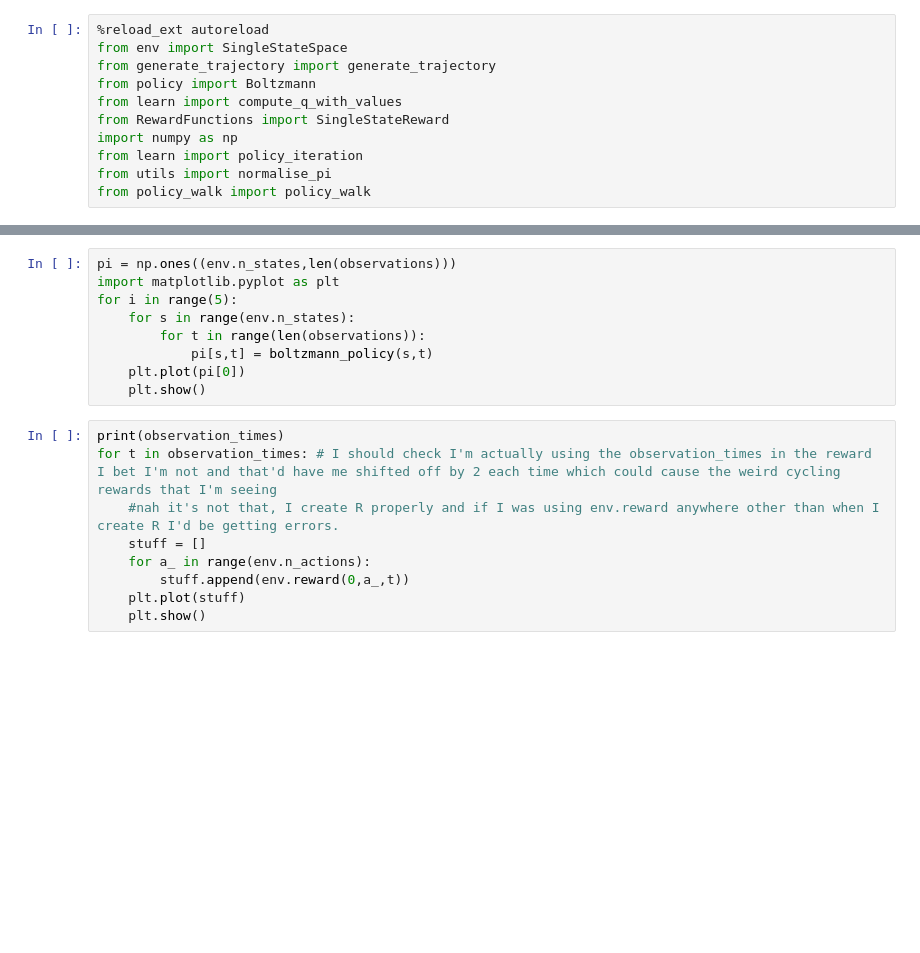
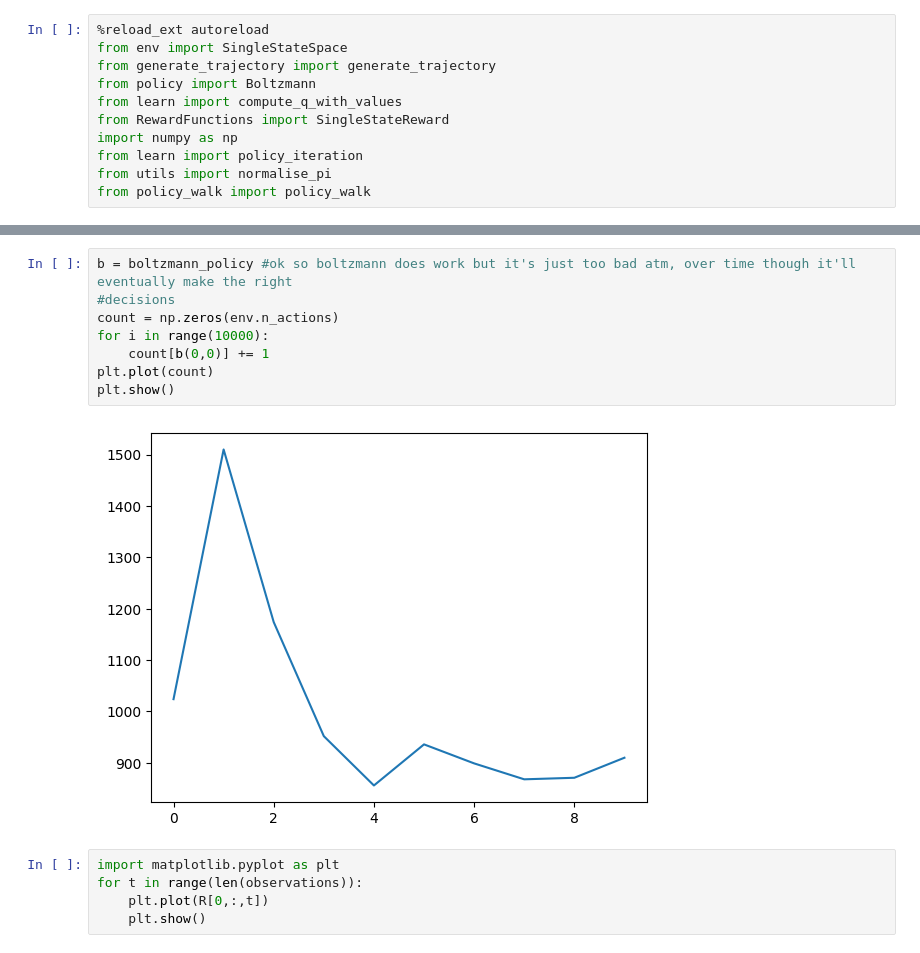
Before and after one commit to tommstuart/IRLProject, a Jupyter notebook: src/testing.ipynb, the cells around one changed output, grey strips where cells are left out. Cells and saved outputs as stored; diff of their text form; blank space fills up the shorter version.

```diff
--- a/src/testing.ipynb
+++ b/src/testing.ipynb
@@ -59,18 +105,15 @@ print("finished learning policy")
-# %%
-pi = np.ones((env.n_states,len(observations)))
-import matplotlib.pyplot as plt
-for i in range(5):
-    for s in range(env.n_states):
-        for t in range(len(observations)):
-            pi[s,t] = boltzmann_policy(s,t)
-    plt.plot(pi[0])
-    plt.show()
-# %%
-print(observation_times)
-for t in observation_times: # I should check I'm actually using the observation_times in the reward I bet I'm not and that'd have me shifted off by 2 each time which could cause the weird cycling rewards that I'm seeing
-    #nah it's not that, I create R properly and if I was using env.reward anywhere other than when I create R I'd be getting errors.
-    stuff = []
-    for a_ in range(env.n_actions):
-        stuff.append(env.reward(0,a_,t))
-    plt.plot(stuff)
-    plt.show()
+# %%
+b = boltzmann_policy #ok so boltzmann does work but it's just too bad atm, over time though it'll eventually make the right
+#decisions
+count = np.zeros(env.n_actions)
+for i in range(10000):
+    count[b(0,0)] += 1
+plt.plot(count)
+plt.show()
+# %% [output]
+[figure, added]
+# %%
+import matplotlib.pyplot as plt
+for t in range(len(observations)):
+    plt.plot(R[0,:,t])
+    plt.show()
```
Also changed, not shown: parts of 1 cell of this notebook, 2 other files.
